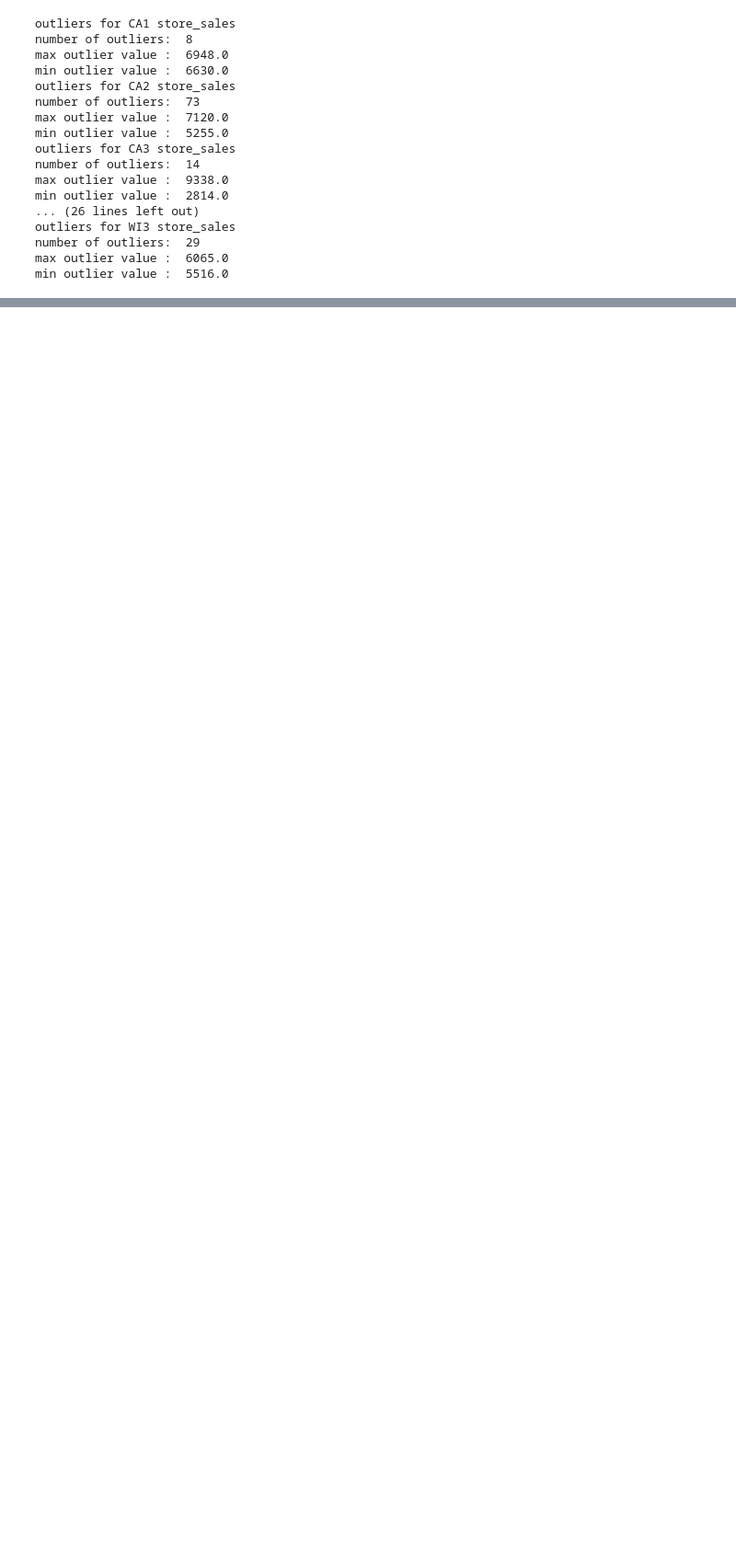
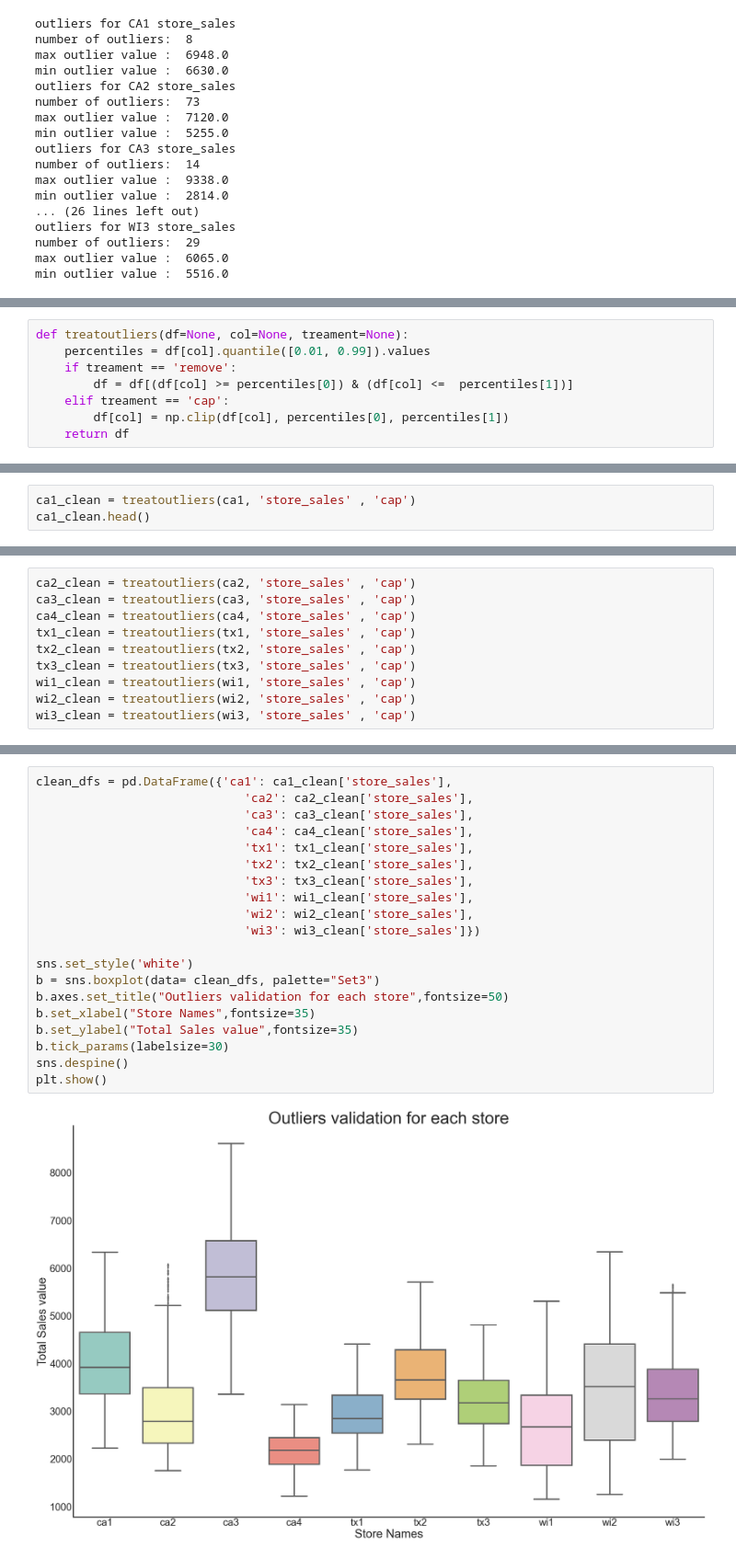
Before and after one commit to ngkhiem97/Walmart-Strategic-Sales-Forecasting, a Jupyter notebook: analysis/EDA-3.ipynb, the cells around one changed output, grey strips where cells are left out. Shown at 92% size. Drawn from its saved outputs; the diff is of its cells as text; blank space fills up the shorter version.

Commit message:
Update EDA-3 file
Added outliers handling code

```diff
--- a/analysis/EDA-3.ipynb
+++ b/analysis/EDA-3.ipynb
@@ -315,0 +312,8 @@ print("The percentage of NAN's in WI3: ", wi3_na[wi3_na != 0])
+# %%
+def treatoutliers(df=None, col=None, treament=None):
+    percentiles = df[col].quantile([0.01, 0.99]).values
+    if treament == 'remove':
+        df = df[(df[col] >= percentiles[0]) & (df[col] <=  percentiles[1])]
+    elif treament == 'cap':
+        df[col] = np.clip(df[col], percentiles[0], percentiles[1])
+    return df
@@ -315,0 +332,3 @@ print("The percentage of NAN's in WI3: ", wi3_na[wi3_na != 0])
+# %%
+ca1_clean = treatoutliers(ca1, 'store_sales' , 'cap')
+ca1_clean.head()
@@ -315,0 +346,10 @@ print("The percentage of NAN's in WI3: ", wi3_na[wi3_na != 0])
+# %%
+ca2_clean = treatoutliers(ca2, 'store_sales' , 'cap')
+ca3_clean = treatoutliers(ca3, 'store_sales' , 'cap')
+ca4_clean = treatoutliers(ca4, 'store_sales' , 'cap')
+tx1_clean = treatoutliers(tx1, 'store_sales' , 'cap')
+tx2_clean = treatoutliers(tx2, 'store_sales' , 'cap')
+tx3_clean = treatoutliers(tx3, 'store_sales' , 'cap')
+wi1_clean = treatoutliers(wi1, 'store_sales' , 'cap')
+wi2_clean = treatoutliers(wi2, 'store_sales' , 'cap')
+wi3_clean = treatoutliers(wi3, 'store_sales' , 'cap')
@@ -315,0 +375,22 @@ print("The percentage of NAN's in WI3: ", wi3_na[wi3_na != 0])
+# %%
+clean_dfs = pd.DataFrame({'ca1': ca1_clean['store_sales'],
+                             'ca2': ca2_clean['store_sales'],
+                             'ca3': ca3_clean['store_sales'],
+                             'ca4': ca4_clean['store_sales'],
+                             'tx1': tx1_clean['store_sales'],
+                             'tx2': tx2_clean['store_sales'],
+                             'tx3': tx3_clean['store_sales'],
+                             'wi1': wi1_clean['store_sales'],
+                             'wi2': wi2_clean['store_sales'],
+                             'wi3': wi3_clean['store_sales']})
+
+sns.set_style('white')
+b = sns.boxplot(data= clean_dfs, palette="Set3")
+b.axes.set_title("Outliers validation for each store",fontsize=50)
+b.set_xlabel("Store Names",fontsize=35)
+b.set_ylabel("Total Sales value",fontsize=35)
+b.tick_params(labelsize=30)
+sns.despine()
+plt.show()
+# %% [output]
+[figure, added]
```
Also changed, not shown: parts of 28 cells of this notebook.
